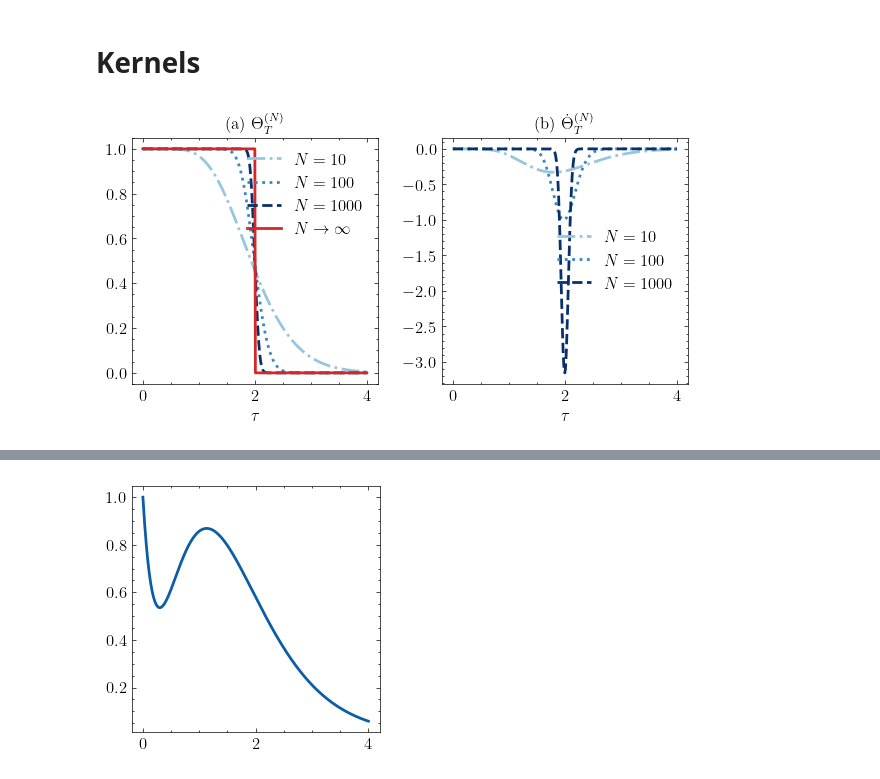
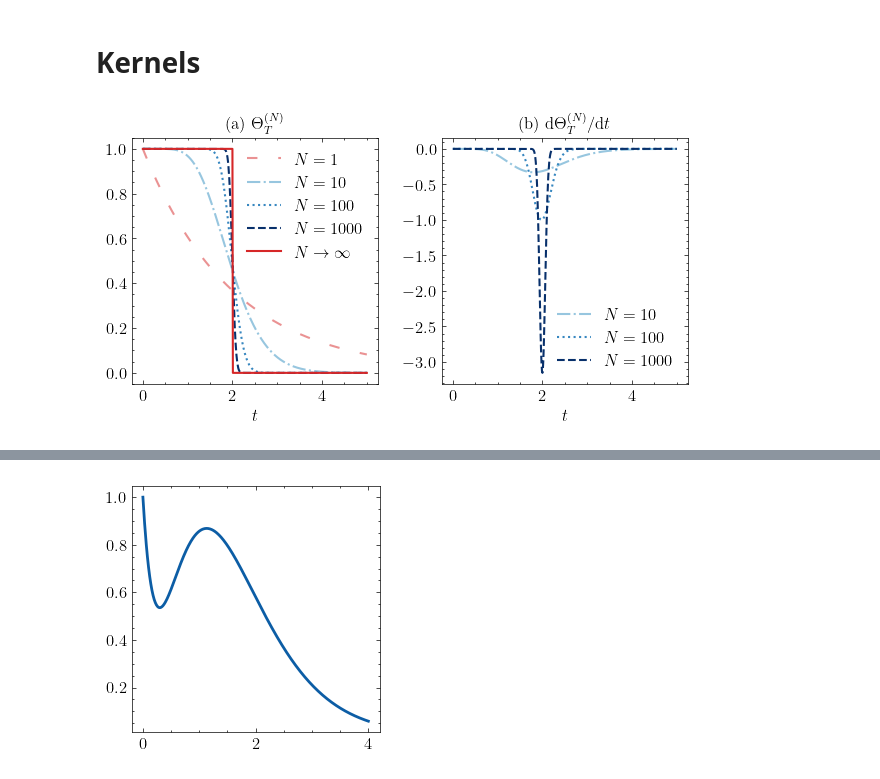
Before and after one commit to ISCOTTYI/sirs-oscillations, a Jupyter notebook: numerical_analysis.ipynb, the cells around one changed output, grey strips where cells are left out. Saved outputs shown, nothing was run; the diff lists cells and outputs as text; code cells hidden in the pictures.

```diff
--- a/numerical_analysis.ipynb
+++ b/numerical_analysis.ipynb
@@ -15,8 +51,13 @@ include("erlang_block_kernel.jl");
 # Kernels
 # %%
 T = 2
-τ_range = 0:0.01:2*T
+τ_range = 0:0.01:2.5*T
 fig, (axl, axr) = plt.subplots(nrows = 1, ncols = 2, figsize = (7.2, 3.2))
+axl.plot(
+    τ_range, Θ_ker.(τ_range, T, 1),
+    label = L"N = 1", color = "tab:red", alpha = 0.5,
+    linestyle = (0, (5, 10))
+)
 axl.plot(
     τ_range, Θ_ker.(τ_range, T, 10),
     label = L"N = 10", color = plt.get_cmap("Blues")(100),
@@ -38,34 +79,36 @@ axl.plot(
 )
 axl.legend()
 
 axr.plot(
     τ_range, -Kₘ.(τ_range, T/10, 10)/T,
     label = L"N = 10", color = plt.get_cmap("Blues")(100),
     linestyle = "-."
 )
 axr.plot(
     τ_range, -Kₘ.(τ_range, T/100, 100)/T,
     label = L"N = 100", color = plt.get_cmap("Blues")(170),
     linestyle = ":"
 )
 axr.plot(
     τ_range, -Kₘ.(τ_range, T/1000, 1000)/T,
     label = L"N = 1000", color = plt.get_cmap("Blues")(255),
     linestyle = "--"
 )
 axr.legend()
 
 axl.set(
-    xlabel = L"\tau",
+    xlabel = L"t",
     box_aspect = 1,
     title = L"\text{(a) }\Theta_T^{(N)}"
 )
 axr.set(
     box_aspect = 1,
-    xlabel = L"\tau",
-    title = L"\text{(b) }\dot{\Theta}_T^{(N)}"
+    xlabel = L"t",
+    title = L"\text{(b) }\mathrm{d}{\Theta}_T^{(N)}/\mathrm{d}t"
     # title = L"\text{(b) }\mathrm{d}\Theta_T^{(N)} / \mathrm{d}\tau"
 )
 display(fig)
+fig.savefig("./img/block-kernel.png", dpi=500)
+fig.savefig("./img/block-kernel.svg", format="svg")
 # %% [output]
-[figure, old version]
+[figure, new version]
```
Also changed, not shown: parts of 20 cells of this notebook, 3 other files.
